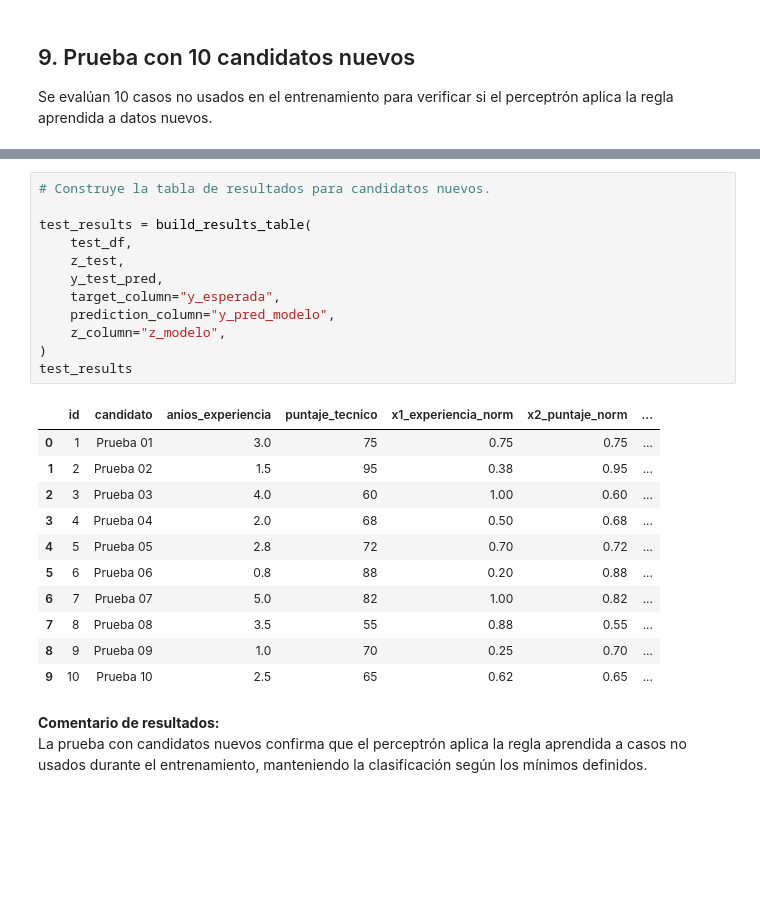
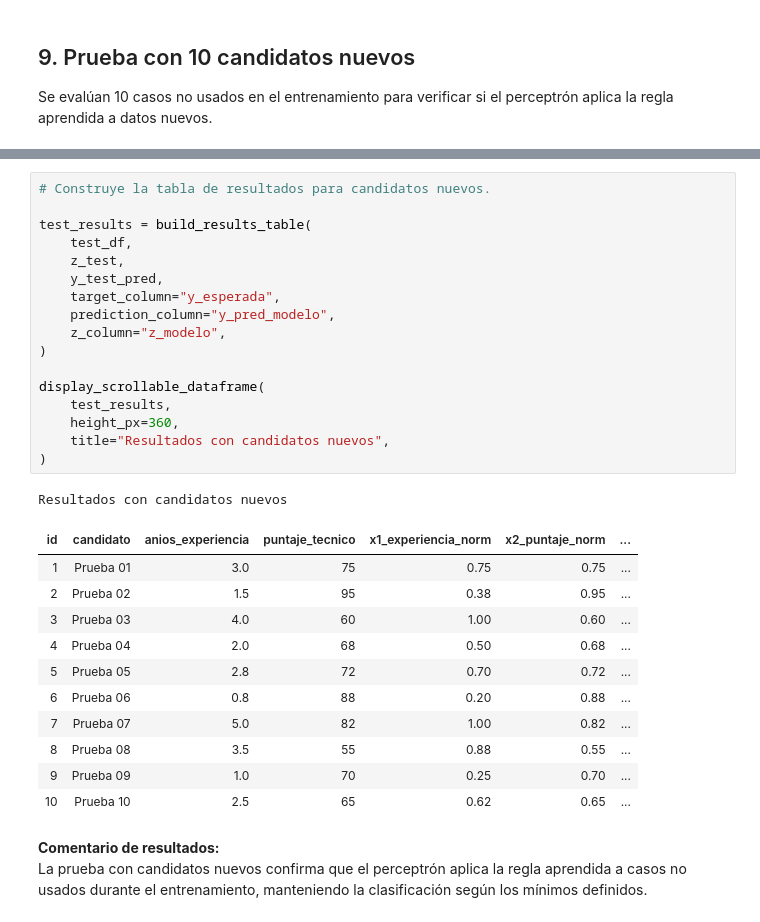
Before and after one commit to antoniot73/perceptron-candidatos-cv, a Jupyter notebook: notebooks/practica_perceptron_candidatos.ipynb, the cells around one changed output, grey strips where cells are left out. Saved outputs shown, nothing was run; the diff lists cells and outputs as text; blank space fills up the shorter version.

```diff
--- a/notebooks/practica_perceptron_candidatos.ipynb
+++ b/notebooks/practica_perceptron_candidatos.ipynb
@@ -595,27 +714,33 @@ Exactitud en candidatos nuevos: 100.00%
 # %%
 # Construye la tabla de resultados para candidatos nuevos.
 
 test_results = build_results_table(
     test_df,
     z_test,
     y_test_pred,
     target_column="y_esperada",
     prediction_column="y_pred_modelo",
     z_column="z_modelo",
 )
-test_results
+
+display_scrollable_dataframe(
+    test_results,
+    height_px=360,
+    title="Resultados con candidatos nuevos",
+)
 # %% [output]
+Resultados con candidatos nuevos
-|  | id | candidato | anios_experiencia | puntaje_tecnico | x1_experiencia_norm | x2_puntaje_norm | ... |
-| 0 | 1 | Prueba 01 | 3.0 | 75 | 0.75 | 0.75 | ... |
-| 1 | 2 | Prueba 02 | 1.5 | 95 | 0.38 | 0.95 | ... |
-| 2 | 3 | Prueba 03 | 4.0 | 60 | 1.00 | 0.60 | ... |
-| 3 | 4 | Prueba 04 | 2.0 | 68 | 0.50 | 0.68 | ... |
-| 4 | 5 | Prueba 05 | 2.8 | 72 | 0.70 | 0.72 | ... |
-| 5 | 6 | Prueba 06 | 0.8 | 88 | 0.20 | 0.88 | ... |
-| 6 | 7 | Prueba 07 | 5.0 | 82 | 1.00 | 0.82 | ... |
-| 7 | 8 | Prueba 08 | 3.5 | 55 | 0.88 | 0.55 | ... |
-| 8 | 9 | Prueba 09 | 1.0 | 70 | 0.25 | 0.70 | ... |
-| 9 | 10 | Prueba 10 | 2.5 | 65 | 0.62 | 0.65 | ... |
+| id | candidato | anios_experiencia | puntaje_tecnico | x1_experiencia_norm | x2_puntaje_norm | ... |
+| 1 | Prueba 01 | 3.0 | 75 | 0.75 | 0.75 | ... |
+| 2 | Prueba 02 | 1.5 | 95 | 0.38 | 0.95 | ... |
+| 3 | Prueba 03 | 4.0 | 60 | 1.00 | 0.60 | ... |
+| 4 | Prueba 04 | 2.0 | 68 | 0.50 | 0.68 | ... |
+| 5 | Prueba 05 | 2.8 | 72 | 0.70 | 0.72 | ... |
+| 6 | Prueba 06 | 0.8 | 88 | 0.20 | 0.88 | ... |
+| 7 | Prueba 07 | 5.0 | 82 | 1.00 | 0.82 | ... |
+| 8 | Prueba 08 | 3.5 | 55 | 0.88 | 0.55 | ... |
+| 9 | Prueba 09 | 1.0 | 70 | 0.25 | 0.70 | ... |
+| 10 | Prueba 10 | 2.5 | 65 | 0.62 | 0.65 | ... |
 # %% [markdown]
 **Comentario de resultados:**
 La prueba con candidatos nuevos confirma que el perceptrón aplica la regla aprendida a casos no usados durante el entrenamiento, manteniendo la clasificación según los mínimos definidos.
```
Also changed, not shown: parts of 14 cells of this notebook, 5 other files.
